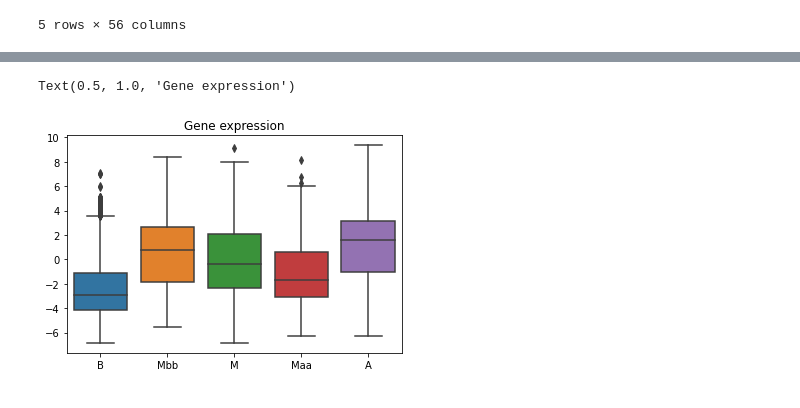
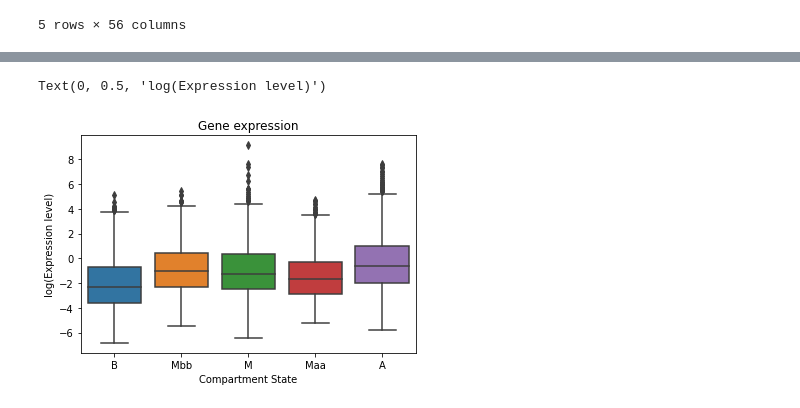
Before and after one commit to luisdiaz1997/HMM3P, a Jupyter notebook: notebooks/Figure2- Genomic features of compartments.ipynb, the cells around one changed output, grey strips where cells are left out. Cells and saved outputs as stored; diff of their text form; code cells hidden in the pictures.

```diff
--- a/notebooks/Figure2- Genomic features of compartments.ipynb
+++ b/notebooks/Figure2- Genomic features of compartments.ipynb
@@ -57,16 +55,17 @@ Text(0.5, 1.0, 'GC coverage')
 # %% [markdown]
 # Gene expression
 # %%
-gencode = pd.read_csv('../gencode.v26lift37.annotation.gtf.gz',
+gencode = pd.read_csv('../data/gencode.v37.annotation.gff3.gz',
                names=['chrom','annot','type','start','stop','na1','strand','na2','genestuff'],
-                      delimiter='\t',skiprows=5)
+                      delimiter='\t',skiprows=7)
+
 genes = gencode.loc[gencode['type'].values=='gene']
 genes.rename(columns={'stop':'end'}, inplace=True)
-genes.astype({'start':int,'end':int})
+genes = genes.astype({'start':int,'end':int})
 ### need to join gene table & expression table
-geneNames =  genes['genestuff'].str.split('; ')
-genes['Description'] = [i[2].split(' ')[1].replace('"','') for i in geneNames]
-genes['Name'] = [i[0].split(' ')[1].replace('"','').split('_')[0] for i in geneNames]
+geneNames =  genes['genestuff'].str.split(';')
+genes['Description'] = [i[3].split('=')[1] for i in geneNames]
+genes['Name'] = [i[0].split('=')[1] for i in geneNames]
 genes.head()
 # %% [output]
 A value is trying to be set on a copy of a slice from a DataFrame
@@ -92,5 +81,5 @@ See the caveats in the documentation: https://pandas.pydata.org/pandas-docs/stab
 # %%
-expression = pd.read_csv('../GTEx_Analysis_2017-06-05_v8_RNASeQCv1.1.9_gene_median_tpm.gct.gz'
+expression = pd.read_csv('../data/GTEx_Analysis_2017-06-05_v8_RNASeQCv1.1.9_gene_median_tpm.gct.gz'
                ,delimiter='\t', skiprows = 2)
 expression.head()
 # %% [output]
@@ -130,0 +120,10 @@ expressed_genes
+# %%
+from bioframe.util import bedtools
+def bedtools_intersect_basePairs(left, right, rsuffix='_', **kwargs):
+    """
+    >>> ixn = bedtools_intersect(bed1, bed2, wao=True), needed to delete other keys b/c they clashed
+   """
+
+    out = bedtools.intersect(a=left, b=right,wao=True)
+    out.columns = list(left.columns) + [c+rsuffix if c in left.columns else c for c in right.columns] + ['bpOverlap']
+    return out
@@ -145,12 +160,14 @@ mask = (intersection['E1'] == intersection['E1']) & (intersection['Cells - EBV-t
 # %%
 data = []
 for i in range(5):
-    track = intersection[(mask)&(intersection["HMM5_2"]==i)]['Cells - EBV-transformed lymphocytes'].values
+    track = intersection[(mask)&(intersection["HMM3P"]==i)]['Cells - EBV-transformed lymphocytes'].values
     data.append(np.log(track))
 # %%
 sns.boxplot(data=data)
 plt.gca().set_xticklabels(labels);
 plt.title('Gene expression')
+plt.xlabel('Compartment State')
+plt.ylabel('log(Expression level)')
 # %% [output]
-Text(0.5, 1.0, 'Gene expression')
+Text(0, 0.5, 'log(Expression level)')
-[figure, old version]
+[figure, new version]
```
Also changed, not shown: parts of 10 cells of this notebook, 5 other files.
